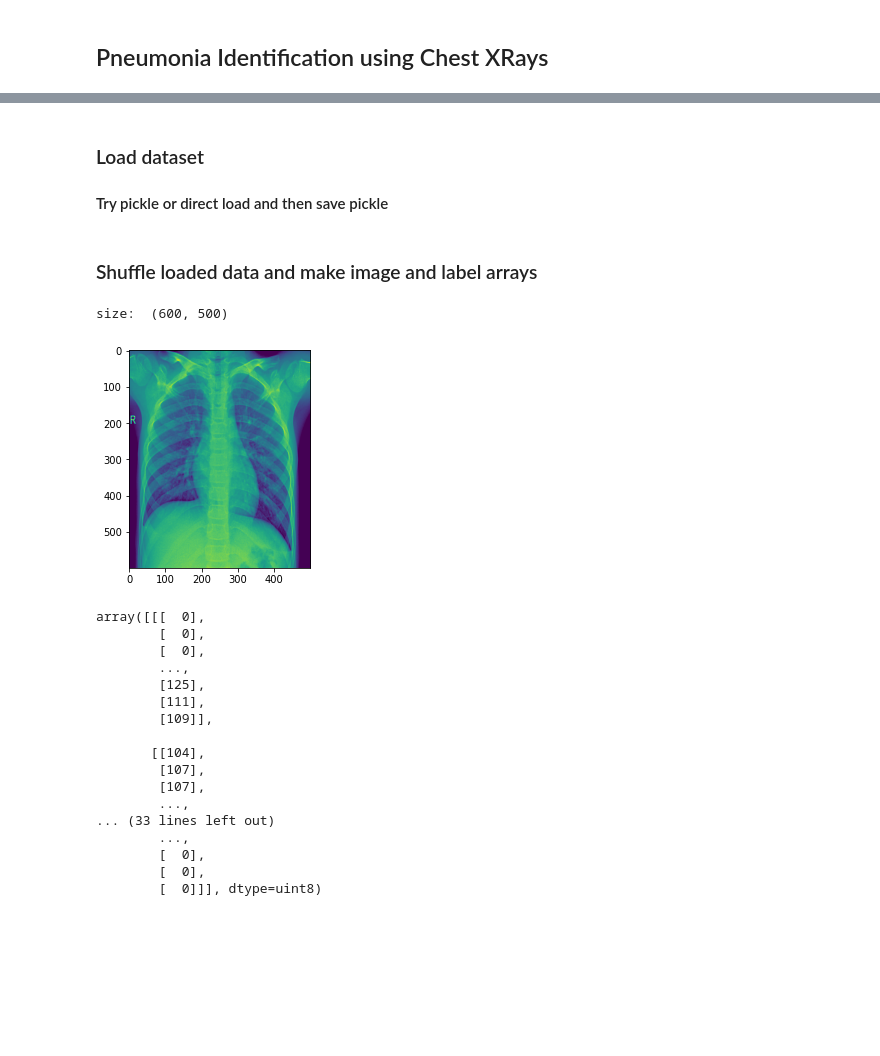
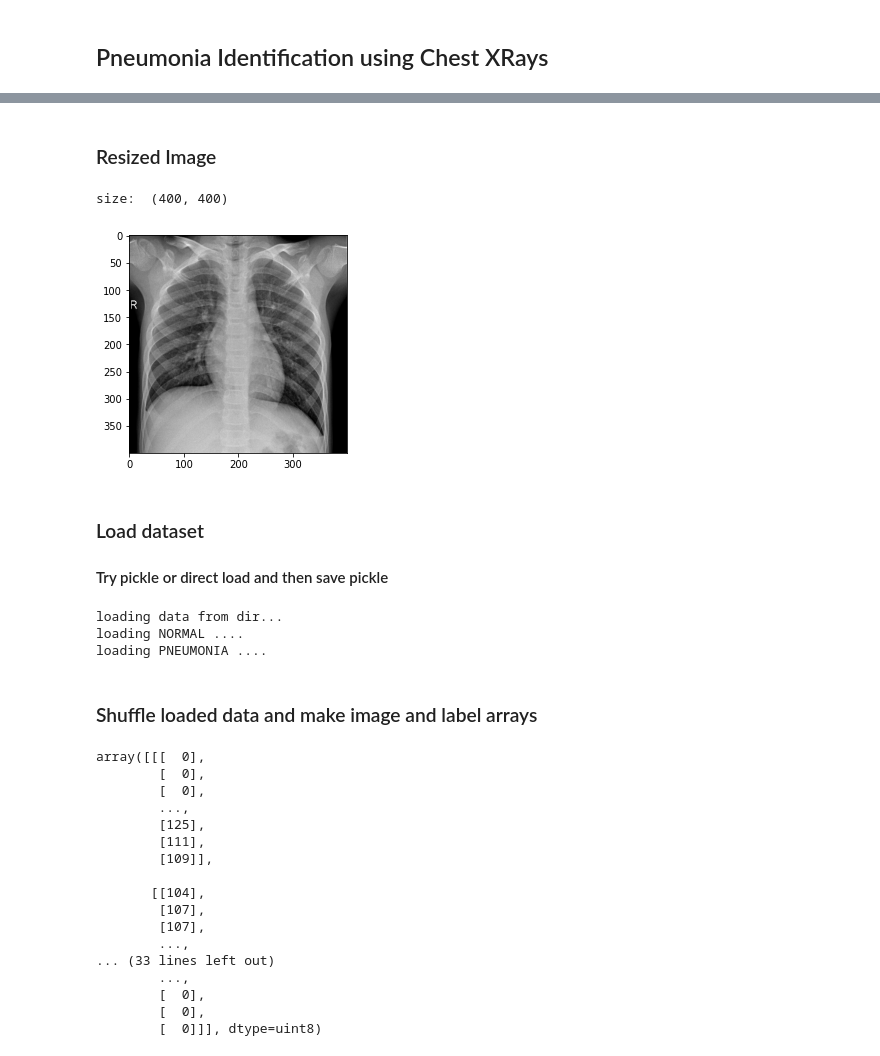
Before and after one commit to aneesurhashmi/nn-pneumonia, a Jupyter notebook: nn_pneumonia-xrays.ipynb, the cells around one changed output, grey strips where cells are left out. Drawn from its saved outputs; the diff is of its cells as text; code cells hidden in the pictures; blank space fills up the shorter version.

```diff
--- a/nn_pneumonia-xrays.ipynb
+++ b/nn_pneumonia-xrays.ipynb
@@ -12,6 +12,6 @@ from tqdm import tqdm
 DATA_DIR = "/home/aneeshashmi/Desktop/Main/py/tf/Chest/ChestXRays/train"
 CATEGORIES = ["NORMAL", "PNEUMONIA"]
 IMG_SIZE_X = 400
-IMG_SIZE_Y = 500
+IMG_SIZE_Y = 400
 # %%
 def show_img(image):
@@ -20,12 +35,22 @@ def show_img(image):
+# %% [markdown]
+### Resized Image
+# %%
+im_resized = cv2.resize(im, (IMG_SIZE_X, IMG_SIZE_Y))
+show_img(im_resized)
+# %% [output]
+size:  (400, 400)
+[figure, added]
 # %% [markdown]
 ### Load dataset
 #### Try pickle or direct load and then save pickle
 # %%
 def load_dataset_from_device(data_dir, pickefilename):
+    print("loading data from dir...")
     dataset = []
-    for (i, category) in tqdm(enumerate(CATEGORIES)):
+    for (i, category) in enumerate(CATEGORIES):
+        print(f'loading {category} ....')
         path = os.path.join(data_dir, category)
-        for img in tqdm(os.listdir(path)):
+        for img in os.listdir(path):
             try:
                 img_array = cv2.imread(os.path.join(path, img), cv2.IMREAD_GRAYSCALE)
                 img_array = cv2.resize(img_array, (IMG_SIZE_X, IMG_SIZE_Y))
@@ -40,22 +65,19 @@ def load_dataset_from_device(data_dir, pickefilename):
 # try pickle and then load data
 def load_dataset():
     try:
-        dataset = load_dataset_from_device(DATA_DIR, "xrays_dataset.p")
-#         dataset  = pickle.load(open("xrays_dataset.p", "rb"))
+        dataset  = pickle.load(open("xrays_dataset.p", "rb"))
         print("loading model from pickle...")
     except Exception as e:
         dataset = load_dataset_from_device(DATA_DIR, "xrays_dataset.p")
     return dataset
 
 dataset = load_dataset()
+# %% [output]
+loading data from dir...
+loading NORMAL ....
+loading PNEUMONIA ....
 # %% [markdown]
 ### Shuffle loaded data and make image and label arrays
-# %%
-for i in tqdm(range(20000)):
-    pass
-# %% [output]
-size:  (600, 500)
-[figure, removed]
 # %%
 import random
 
```
Also changed, not shown: parts of 6 cells of this notebook.
